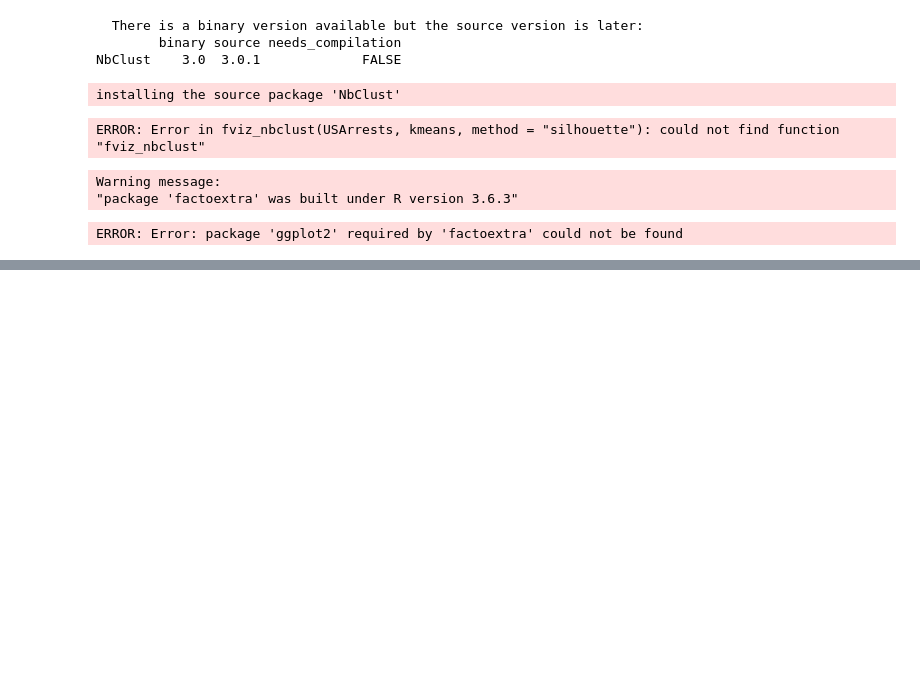
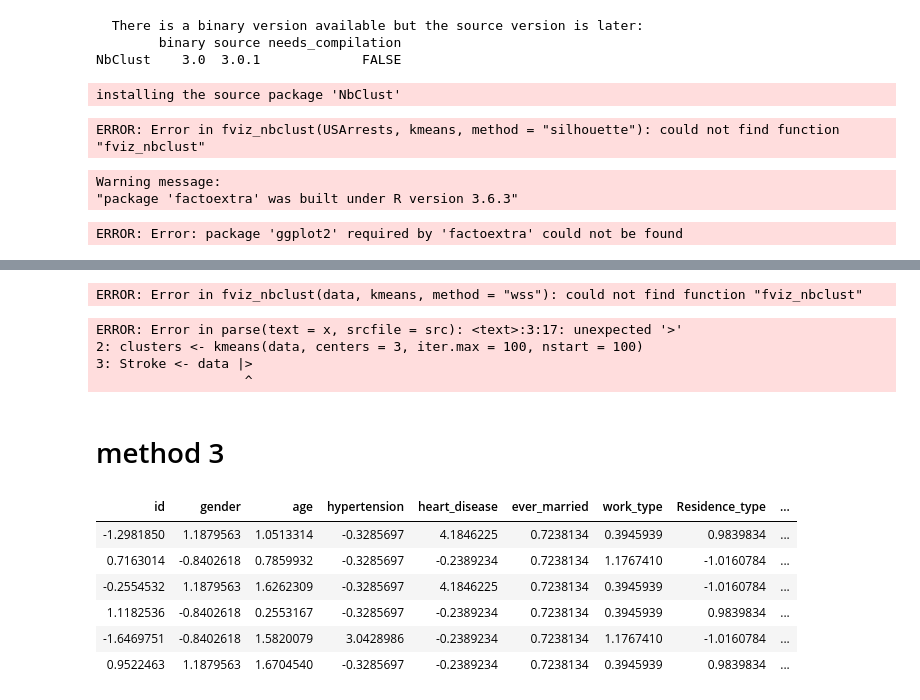
Before and after one commit to mriamft/Stroke-Prediction, a Jupyter notebook: Phase(2) Data Mining Notebook.ipynb, the cells around one changed output, grey strips where cells are left out. Saved outputs shown, nothing was run; the diff lists cells and outputs as text; code cells hidden in the pictures; blank space fills up the shorter version.

```diff
--- a/Phase(2) Data Mining Notebook.ipynb
+++ b/Phase(2) Data Mining Notebook.ipynb
@@ -1068,0 +938,18 @@ ERROR: Error: package 'ggplot2' required by 'factoextra' could not be found
+# %%
+fviz_nbclust(data, kmeans, method = "wss")
+fviz_nbclust(data, kmeans, method = "silhouette")
+fviz_nbclust(data, kmeans, method = "gap_stat")
+# %% [output]
+ERROR: Error in fviz_nbclust(data, kmeans, method = "wss"): could not find function "fviz_nbclust"
+# %%
+# visualize clusters using original variables
+clusters <- kmeans(data, centers = 3, iter.max = 100, nstart = 100)
+Stroke <- data |> mutate(cluster = clusters$cluster)
+stroke |> ggplot(aes(x = Rating, y = Price, col = as.factor(cluster))) + geom_point()
+# %% [output]
+ERROR: Error in parse(text = x, srcfile = src): <text>:3:17: unexpected '>'
+2: clusters <- kmeans(data, centers = 3, iter.max = 100, nstart = 100)
+3: Stroke <- data |>
+                   ^
+# %% [markdown]
+# method 3
@@ -1068,0 +963,10 @@ ERROR: Error: package 'ggplot2' required by 'factoextra' could not be found
+# %%
+head(data)
+# %% [output]
+| id | gender | age | hypertension | heart_disease | ever_married | work_type | Residence_type | ... |
+| -1.2981850 | 1.1879563 | 1.0513314 | -0.3285697 | 4.1846225 | 0.7238134 | 0.3945939 | 0.9839834 | ... |
+| 0.7163014 | -0.8402618 | 0.7859932 | -0.3285697 | -0.2389234 | 0.7238134 | 1.1767410 | -1.0160784 | ... |
+| -0.2554532 | 1.1879563 | 1.6262309 | -0.3285697 | 4.1846225 | 0.7238134 | 0.3945939 | -1.0160784 | ... |
+| 1.1182536 | -0.8402618 | 0.2553167 | -0.3285697 | -0.2389234 | 0.7238134 | 0.3945939 | 0.9839834 | ... |
+| -1.6469751 | -0.8402618 | 1.5820079 | 3.0428986 | -0.2389234 | 0.7238134 | 1.1767410 | -1.0160784 | ... |
+| 0.9522463 | 1.1879563 | 1.6704540 | -0.3285697 | -0.2389234 | 0.7238134 | 0.3945939 | 0.9839834 | ... |
```
Also changed, not shown: parts of 48 cells of this notebook.
